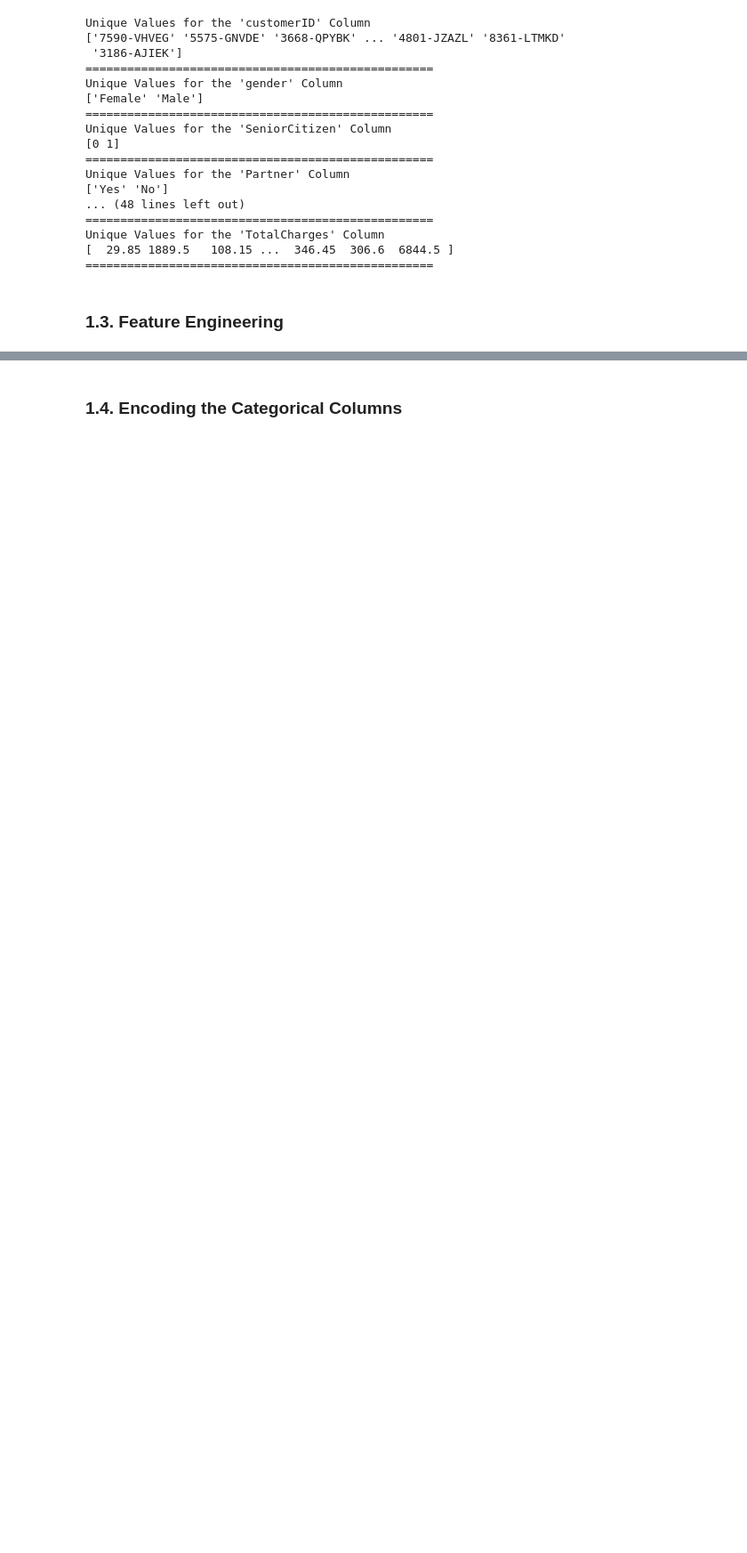
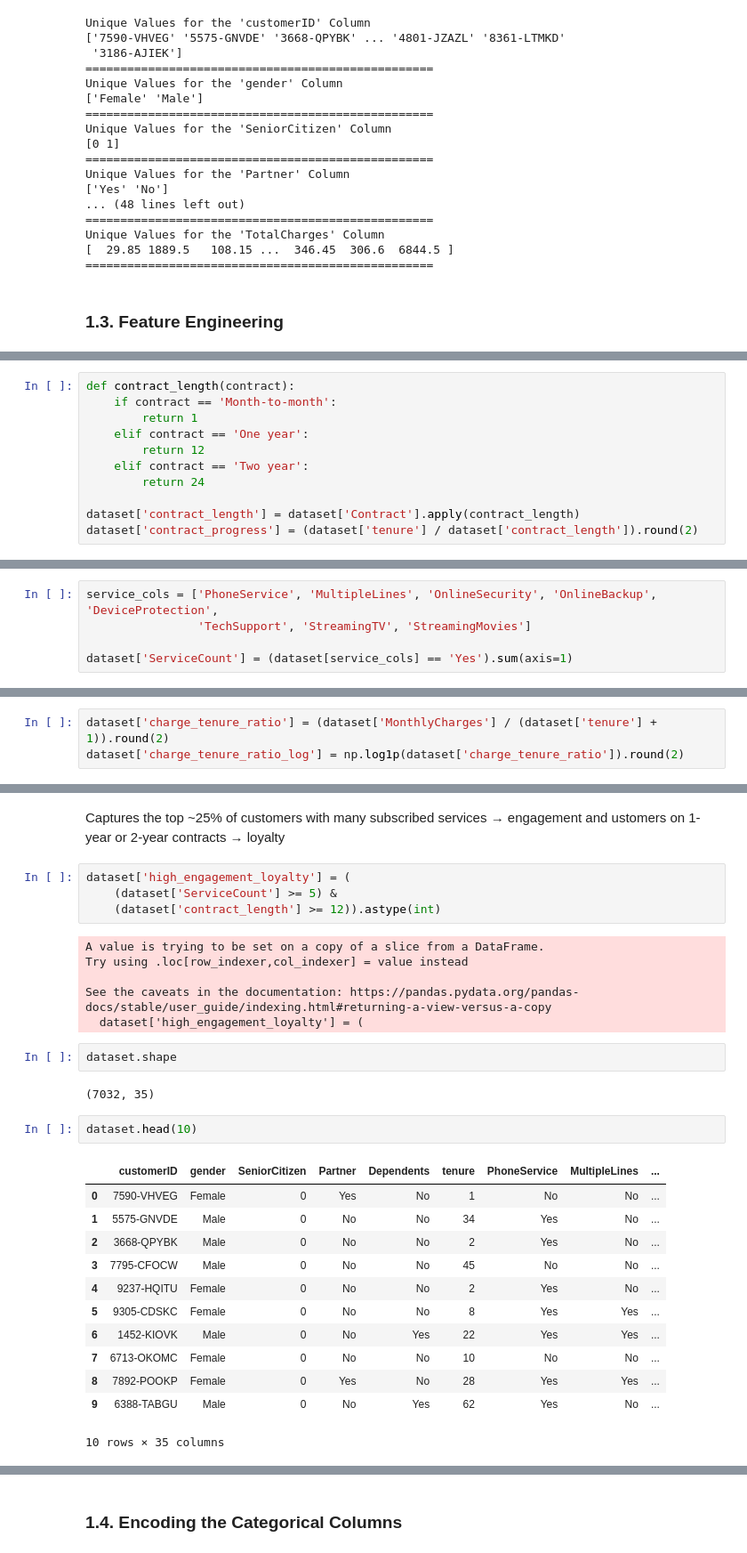
Before and after one commit to codedbyseosy/Exploratory-Data-Analysis-EDA-Project, a Jupyter notebook: Customer Churn Prediction/notebooks/02_modelling.ipynb, the cells around one changed output, grey strips where cells are left out. Shown at 89% size. Cells and saved outputs as stored; diff of their text form; blank space fills up the shorter version.

```diff
--- a/Customer Churn Prediction/notebooks/02_modelling.ipynb
+++ b/Customer Churn Prediction/notebooks/02_modelling.ipynb
@@ -145,0 +337,11 @@ Unique Values for the 'TotalCharges' Column
+# %%
+def contract_length(contract):
+    if contract == 'Month-to-month':
+        return 1
+    elif contract == 'One year':
+        return 12
+    elif contract == 'Two year':
+        return 24
+
+dataset['contract_length'] = dataset['Contract'].apply(contract_length)
+dataset['contract_progress'] = (dataset['tenure'] / dataset['contract_length']).round(2)
@@ -145,0 +368,5 @@ Unique Values for the 'TotalCharges' Column
+# %%
+service_cols = ['PhoneService', 'MultipleLines', 'OnlineSecurity', 'OnlineBackup', 'DeviceProtection',
+                'TechSupport', 'StreamingTV', 'StreamingMovies']
+
+dataset['ServiceCount'] = (dataset[service_cols] == 'Yes').sum(axis=1)
@@ -145,0 +385,3 @@ Unique Values for the 'TotalCharges' Column
+# %%
+dataset['charge_tenure_ratio'] = (dataset['MonthlyCharges'] / (dataset['tenure'] + 1)).round(2)
+dataset['charge_tenure_ratio_log'] = np.log1p(dataset['charge_tenure_ratio']).round(2)
@@ -145,0 +448,31 @@ Unique Values for the 'TotalCharges' Column
+# %% [markdown]
+Captures the top ~25% of customers with many subscribed services → engagement and ustomers on 1-year or 2-year contracts → loyalty
+# %%
+dataset['high_engagement_loyalty'] = (
+    (dataset['ServiceCount'] >= 5) &
+    (dataset['contract_length'] >= 12)).astype(int)
+# %% [output]
+A value is trying to be set on a copy of a slice from a DataFrame.
+Try using .loc[row_indexer,col_indexer] = value instead
+
+See the caveats in the documentation: https://pandas.pydata.org/pandas-docs/stable/user_guide/indexing.html#returning-a-view-versus-a-copy
+  dataset['high_engagement_loyalty'] = (
+# %%
+dataset.shape
+# %% [output]
+(7032, 35)
+# %%
+dataset.head(10)
+# %% [output]
+|  | customerID | gender | SeniorCitizen | Partner | Dependents | tenure | PhoneService | MultipleLines | ... |
+| 0 | 7590-VHVEG | Female | 0 | Yes | No | 1 | No | No | ... |
+| 1 | 5575-GNVDE | Male | 0 | No | No | 34 | Yes | No | ... |
+| 2 | 3668-QPYBK | Male | 0 | No | No | 2 | Yes | No | ... |
+| 3 | 7795-CFOCW | Male | 0 | No | No | 45 | No | No | ... |
+| 4 | 9237-HQITU | Female | 0 | No | No | 2 | Yes | No | ... |
+| 5 | 9305-CDSKC | Female | 0 | No | No | 8 | Yes | Yes | ... |
+| 6 | 1452-KIOVK | Male | 0 | No | Yes | 22 | Yes | Yes | ... |
+| 7 | 6713-OKOMC | Female | 0 | No | No | 10 | No | No | ... |
+| 8 | 7892-POOKP | Female | 0 | Yes | No | 28 | Yes | Yes | ... |
+| 9 | 6388-TABGU | Male | 0 | No | Yes | 62 | Yes | No | ... |
+10 rows × 35 columns
```
Also changed, not shown: parts of 67 cells of this notebook, 1 other file.
